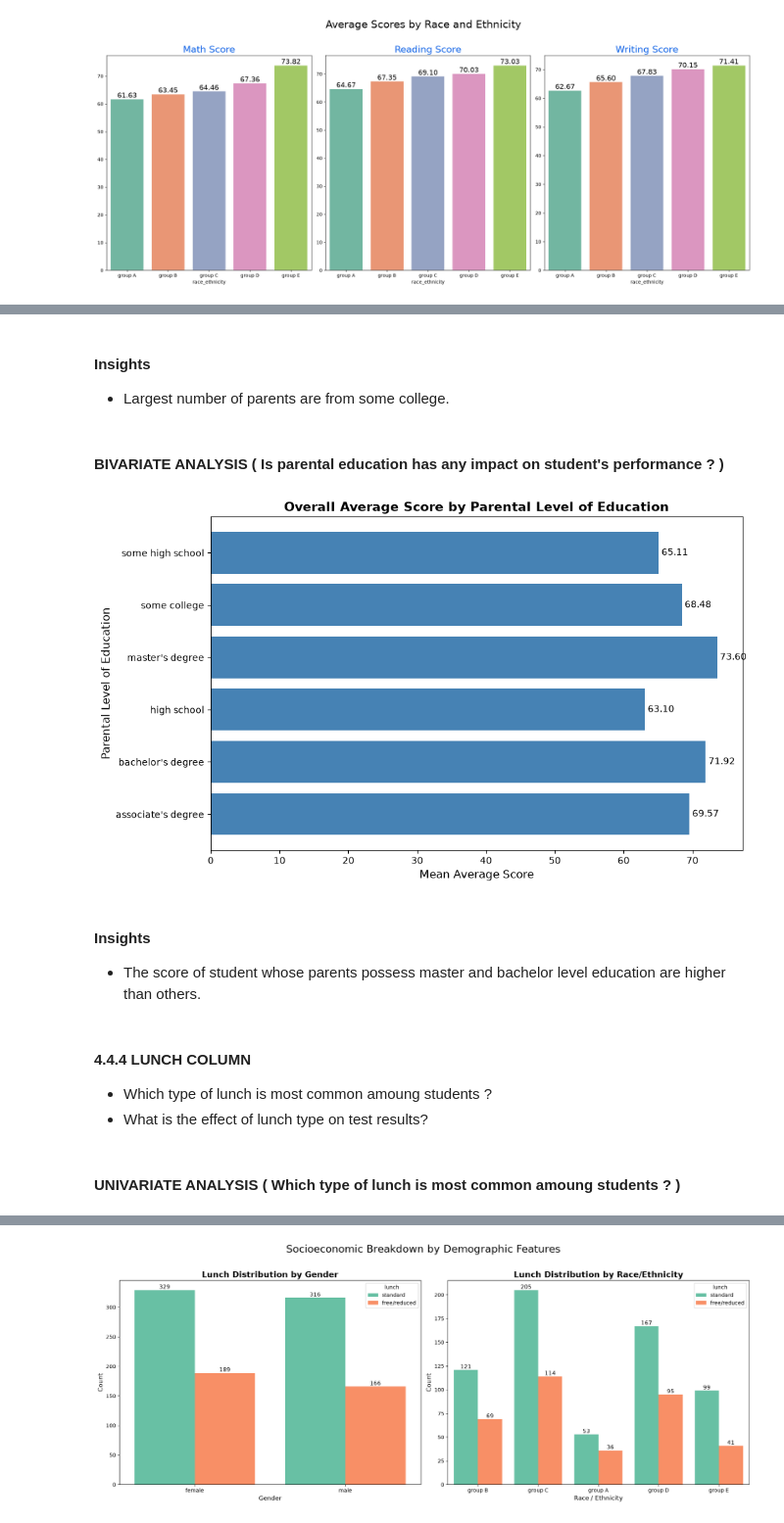
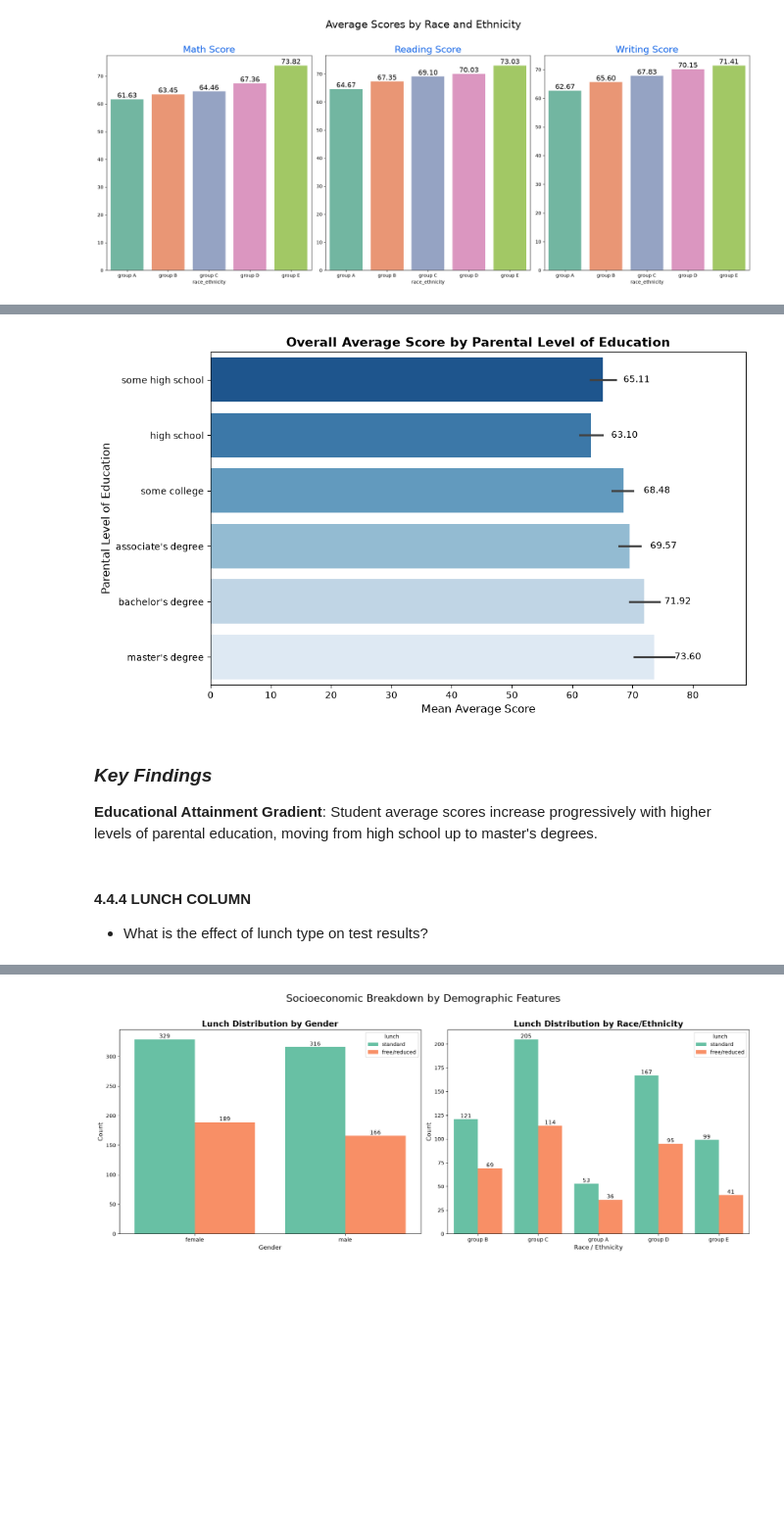
Before and after one commit to fiorellatrigo/mlproject, a Jupyter notebook: notebook/1 . EDA STUDENT PERFORMANCE .ipynb, the cells around one changed output, grey strips where cells are left out. Shown at 98% size. Saved outputs shown, nothing was run; the diff lists cells and outputs as text; code cells hidden in the pictures; blank space fills up the shorter version.

```diff
--- a/notebook/1 . EDA STUDENT PERFORMANCE .ipynb
+++ b/notebook/1 . EDA STUDENT PERFORMANCE .ipynb
@@ -544,41 +461,41 @@ plt.show()
-# %% [markdown]
-#### Insights
-- Largest number of parents are from some college.
-# %% [markdown]
-#### BIVARIATE ANALYSIS ( Is parental education has any impact on student's performance ? )
 # %%
-# Group by parental level of education and compute the mean of the average score
-parental_edu_group = df.groupby('parental_level_of_education')['average'].mean().reset_index()
+# Define the logical hierarchical order from lowest to highest level of education
+education_order = [
+    'some high school',
+    'high school',
+    'some college',
+    "associate's degree",
+    "bachelor's degree",
+    "master's degree"
+]
 
-# Set up the figure and axis
 fig, ax = plt.subplots(figsize=(10, 6))
 
-# Plot horizontal bar chart for the average score
-ax.barh(
-    parental_edu_group['parental_level_of_education'],
-    parental_edu_group['average'],
-    color='steelblue'
+sns.barplot(
+    data=df,
+    y='parental_level_of_education',
+    x='average',
+    order=education_order,
+    palette='Blues_r',
+    ax=ax
 )
 
-# Configure title and labels
 ax.set_title('Overall Average Score by Parental Level of Education', fontsize=14, fontweight='bold')
 ax.set_xlabel('Mean Average Score', fontsize=12)
 ax.set_ylabel('Parental Level of Education', fontsize=12)
+ax.set_xlim(0, ax.get_xlim()[1] * 1.1)
 
-# Add values on top of the bars for better readability
 for container in ax.containers:
-    ax.bar_label(container, fmt='%.2f', padding=3)
+    ax.bar_label(container, fmt='%.2f', padding=22)
+
 
 plt.tight_layout()
 plt.show()
 # %% [output]
-[figure, old version]
+[figure, new version]
-# %% [markdown]
-#### Insights
-- The score of student whose parents possess master and bachelor level education are higher than others.
+# %% [markdown]
+### *Key Findings*
+**Educational Attainment Gradient**: Student average scores increase progressively with higher levels of parental education, moving from high school up to master's degrees.
 # %% [markdown]
-#### 4.4.4 LUNCH COLUMN
-- Which type of lunch is most common amoung students ?
+#### **4.4.4 LUNCH COLUMN**
 - What is the effect of lunch type on test results?
-# %% [markdown]
-#### UNIVARIATE ANALYSIS ( Which type of lunch is most common amoung students ? )
```
Also changed, not shown: parts of 30 cells of this notebook, 15 other files.
